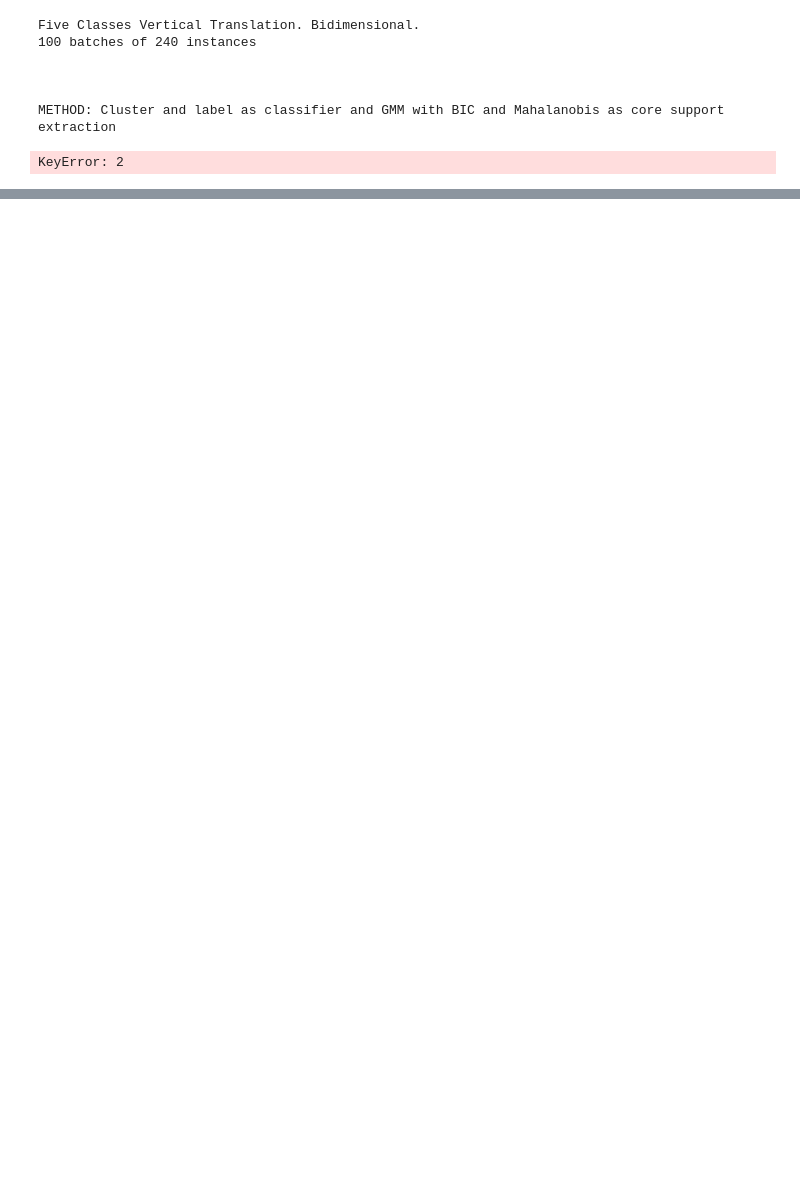
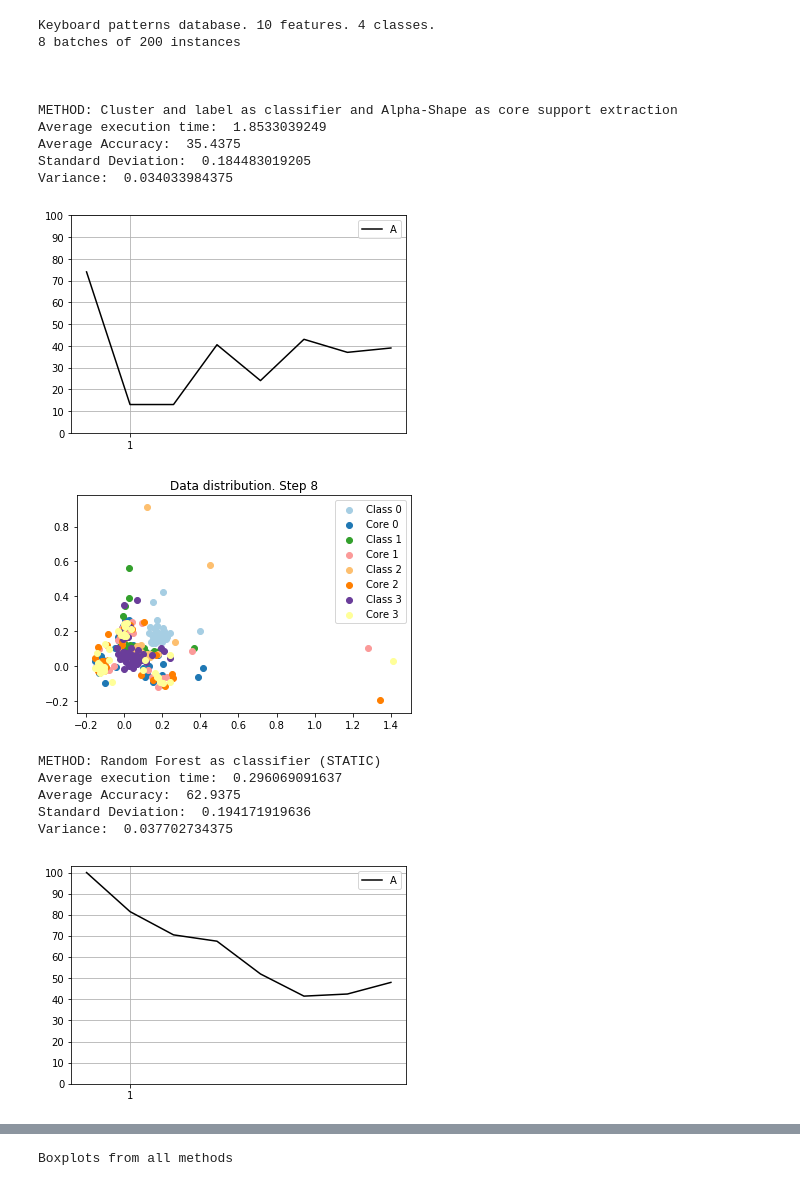
Before and after one commit to raulsenaferreira/Systems-Engineering, a Jupyter notebook: Dissertation/notebooks/Datasets benchmarking/real/Keyboard_patterns_10D_4_classes.ipynb, the cells around one changed output, grey strips where cells are left out. Drawn from its saved outputs; the diff is of its cells as text; code cells hidden in the pictures; blank space fills up the shorter version.

```diff
--- a/Dissertation/notebooks/Datasets benchmarking/real/Keyboard_patterns_10D_4_classes.ipynb
+++ b/Dissertation/notebooks/Datasets benchmarking/real/Keyboard_patterns_10D_4_classes.ipynb
@@ -2,7 +2,7 @@
 import sys
 import os
 from pathlib import Path
-os.chdir(Path(__file__).resolve().parents[2])
+os.chdir(Path(os.getcwd()).resolve().parents[2])
 
 import matplotlib.pyplot as plt
 from source import plotFunctions
@@ -18,10 +18,8 @@ from methods import proposed_gmm_core_extraction
 from methods import improved_intersection
 from methods import compose
 from methods import compose_gmm_version
-'''
-from experiments.methods import compose3
+from experiments.methods import fast_compose
 from experiments.methods import intersection
-'''
 
 
 
@@ -29,7 +27,7 @@ class Experiment():
     def __init__(self, method):
         #commom for all experiments
         self.method = method
-        self.initialLabeledDataPerc=0.05
+        self.initialLabeledDataPerc=0.75
         #self.classes=[0, 1]
         self.usePCA=False
         #used only by gmm and cluster-label process
@@ -121,45 +119,58 @@ def main():
     '''
     experiments[0] = Experiment(compose_gmm_version)
 
     '''
     Original compose (alpha-shape version)
     '''
-    experiments[1] = Experiment(compose)
+    #experiments[1] = Experiment(compose)
 
     '''
-    SVM / Random Forest
+    Compose without core support extraction (Fast compose)
     '''
-    experiments[2] = Experiment(static_svm)
-    experiments[3] = Experiment(static_rf)
+    experiments[2] = Experiment(fast_compose)
+
+    '''
+    Static SVM / Random Forest
+    '''
+    #experiments[2] = Experiment(static_svm)
+    #experiments[3] = Experiment(static_rf)
 
     ''' Proposed Method 1 (GMM core extraction) '''
     experiments[4] = Experiment(proposed_gmm_core_extraction)
 
     '''
     Proposed method 2 (Intersection between two distributions + GMM)
     '''
-    experiments[5] = Experiment(improved_intersection)
-
-    ''' Proposed Method 3 (Alvim) '''
-    ##experiments[4] = Experiment(compose3, dataValues, dataLabels, "STARTING TEST with Cluster and label as classifier and GMM / KDE as cutting data")
+    #experiments[5] = Experiment(improved_intersection)
 
     '''
-    Proposed method 4 (Intersection between two distributions)
+    Proposed method 3 (Intersection between two distributions)
     '''
-    ##experiments[5] = Experiment(intersection")
+    ##experiments[6] = Experiment(intersection)
 
     #params: X, y, method, num of experiment repetitions, num of batches
-    doExperiments(dataValues, dataLabels, description, experiments, 1, 100)
+    doExperiments(dataValues, dataLabels, description, experiments, 1, 8)
 
 
 
 if __name__ == "__main__":
     main()
 # %% [output]
-Five Classes Vertical Translation. Bidimensional.
-100 batches of 240 instances
+Keyboard patterns database. 10 features. 4 classes.
+8 batches of 200 instances
 
 
 
-METHOD: Cluster and label as classifier and GMM with BIC and Mahalanobis as core support extraction
+METHOD: Cluster and label as classifier and Alpha-Shape as core support extraction
+Average execution time:  1.8533039249
+Average Accuracy:  35.4375
+Standard Deviation:  0.184483019205
+Variance:  0.034033984375
+[figure, added]
+[figure, added]
-KeyError: 2
+METHOD: Random Forest as classifier (STATIC)
+Average execution time:  0.296069091637
+Average Accuracy:  62.9375
+Standard Deviation:  0.194171919636
+Variance:  0.037702734375
+[figure, added]
@@ -165,0 +185 @@ KeyError: 2
+Boxplots from all methods
```
Also changed, not shown: parts of 1 cell of this notebook, 7 other files.
